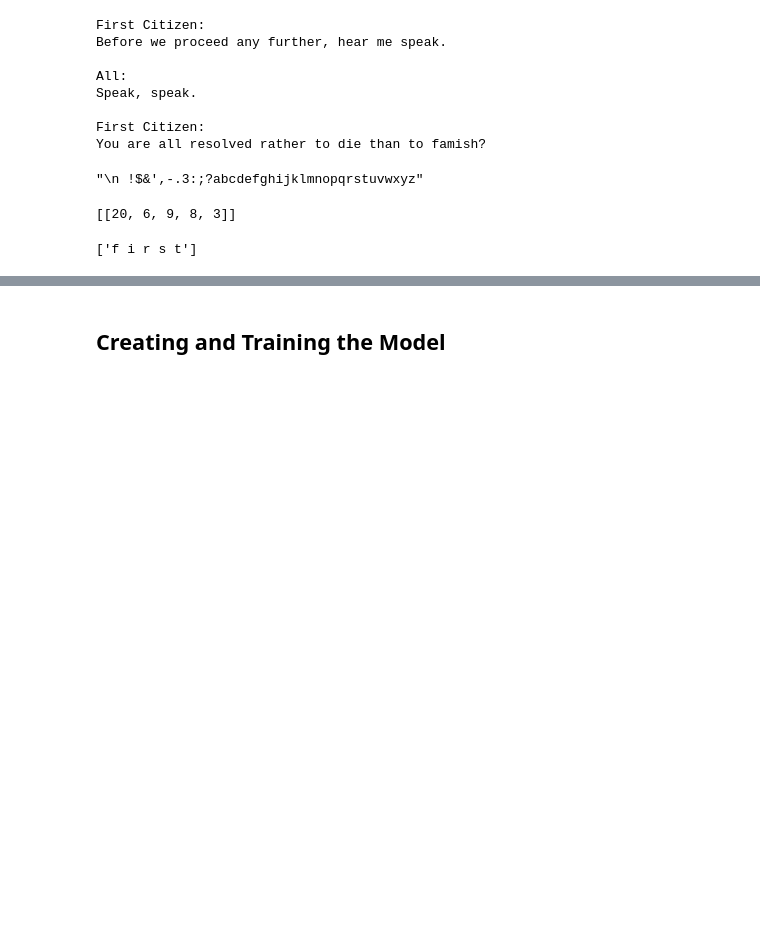
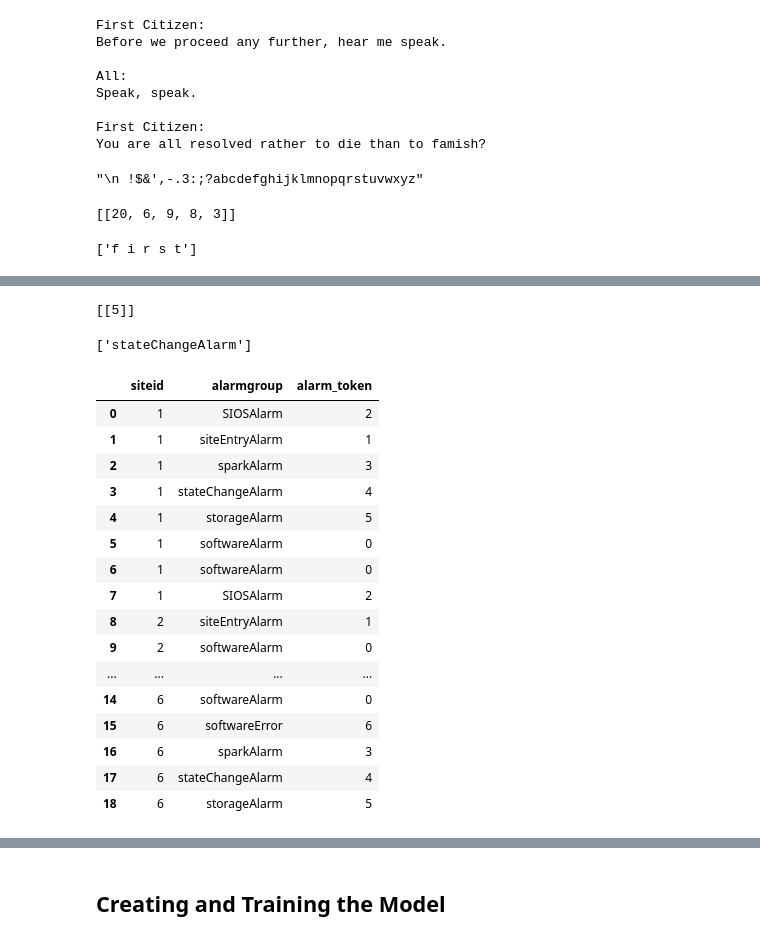
Before and after one commit to latinostats/handson-ml2, a Jupyter notebook: 16_vela.ipynb, the cells around one changed output, grey strips where cells are left out. Cells and saved outputs as stored; diff of their text form; code cells hidden in the pictures; blank space fills up the shorter version.

```diff
--- a/16_vela.ipynb
+++ b/16_vela.ipynb
@@ -185,0 +345,6 @@ for X_batch, Y_batch in dataset.take(1):
+# %%
+# create an alarm vocabulary
+import pandas as pd
+alarm_df = pd.DataFrame({"siteid":["1","1","1","1","1","1","1","1","2","2","2","2","2","2","6","6","6","6","6"],
+                         "alarmgroup" : ["SIOSAlarm", "siteEntryAlarm", "sparkAlarm", "stateChangeAlarm", "storageAlarm","softwareAlarm","softwareAlarm","SIOSAlarm", "siteEntryAlarm", "softwareAlarm","siteEntryAlarm", "softwareAlarm", "softwareError", "siteEntryAlarm", "softwareAlarm", "softwareError","sparkAlarm", "stateChangeAlarm", "storageAlarm"]})
+alarm_df
@@ -185,0 +369,33 @@ for X_batch, Y_batch in dataset.take(1):
+# %%
+from keras.preprocessing.text import Tokenizer
+tokenizer = Tokenizer(lower=False)
+tokenizer.fit_on_texts([alarm_df['alarmgroup'].to_string()])
+# %%
+# test tokenizer
+print(tokenizer.texts_to_sequences(["stateChangeAlarm"]))
+tokenizer.sequences_to_texts([[5]])
+# %% [output]
+[[5]]
+['stateChangeAlarm']
+# %%
+# tokenize entire column in data.. index start at 0
+alarm_df['alarm_token'] = alarm_df['alarmgroup'].apply(lambda alarm: (np.array(tokenizer.texts_to_sequences([alarm]))-1).flatten()[0])
+alarm_df
+# %% [output]
+|  | siteid | alarmgroup | alarm_token |
+| 0 | 1 | SIOSAlarm | 2 |
+| 1 | 1 | siteEntryAlarm | 1 |
+| 2 | 1 | sparkAlarm | 3 |
+| 3 | 1 | stateChangeAlarm | 4 |
+| 4 | 1 | storageAlarm | 5 |
+| 5 | 1 | softwareAlarm | 0 |
+| 6 | 1 | softwareAlarm | 0 |
+| 7 | 1 | SIOSAlarm | 2 |
+| 8 | 2 | siteEntryAlarm | 1 |
+| 9 | 2 | softwareAlarm | 0 |
+| ... | ... | ... | ... |
+| 14 | 6 | softwareAlarm | 0 |
+| 15 | 6 | softwareError | 6 |
+| 16 | 6 | sparkAlarm | 3 |
+| 17 | 6 | stateChangeAlarm | 4 |
+| 18 | 6 | storageAlarm | 5 |
```
Also changed, not shown: parts of 14 cells of this notebook.
